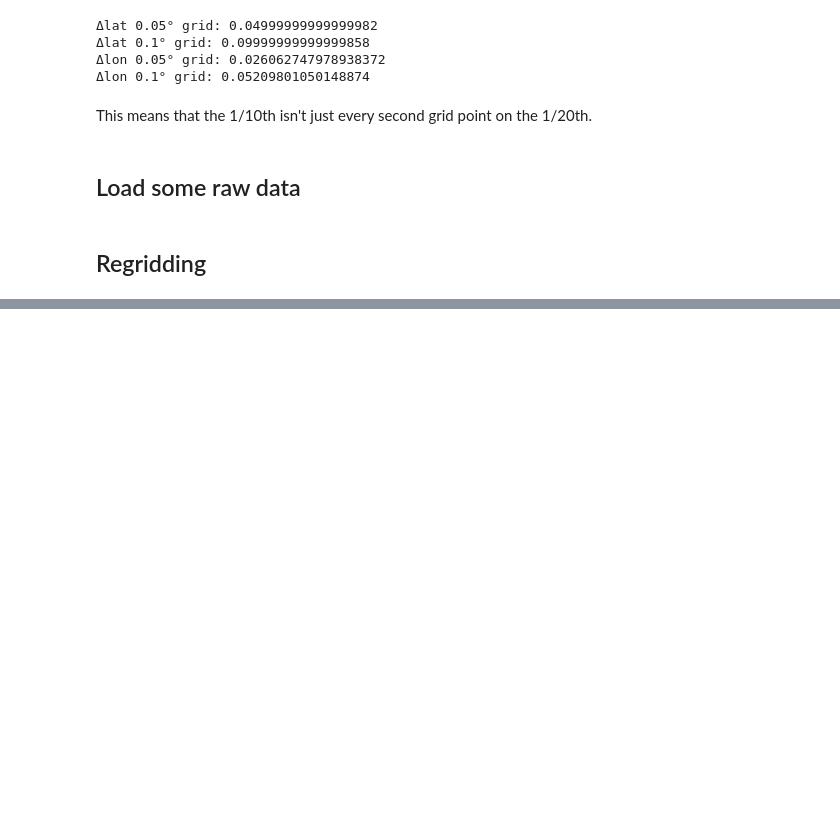
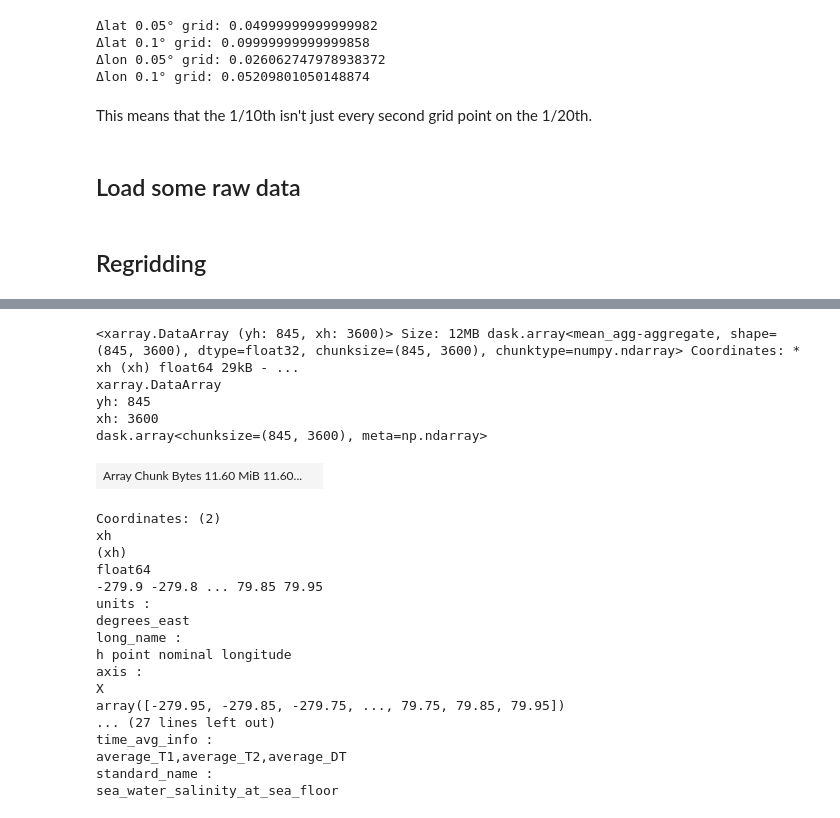
Before and after one commit to adele-morrison/panan-meltwater, a Jupyter notebook: notebooks/control_comparison/Control_Comparison_PanAns.ipynb, the cells around one changed output, grey strips where cells are left out. Cells and saved outputs as stored; diff of their text form; code cells hidden in the pictures; blank space fills up the shorter version.

```diff
--- a/notebooks/control_comparison/Control_Comparison_PanAns.ipynb
+++ b/notebooks/control_comparison/Control_Comparison_PanAns.ipynb
@@ -122,0 +190,26 @@ var005_regrid = regridder_005_to_01deg(salt_005_clean["sob"])
+# %%
+sob_anom_map
+# %% [output]
+<xarray.DataArray (yh: 845, xh: 3600)> Size: 12MB dask.array<mean_agg-aggregate, shape=(845, 3600), dtype=float32, chunksize=(845, 3600), chunktype=numpy.ndarray> Coordinates: * xh (xh) float64 29kB - ...
+xarray.DataArray
+yh: 845
+xh: 3600
+dask.array<chunksize=(845, 3600), meta=np.ndarray>
+| Array Chunk Bytes 11.60 MiB 11.60... |  |
+Coordinates: (2)
+xh
+(xh)
+float64
+-279.9 -279.8 ... 79.85 79.95
+units :
+degrees_east
+long_name :
+h point nominal longitude
+axis :
+X
+array([-279.95, -279.85, -279.75, ..., 79.75, 79.85, 79.95])
+... (27 lines left out)
+time_avg_info :
+average_T1,average_T2,average_DT
+standard_name :
+sea_water_salinity_at_sea_floor
```
Also changed, not shown: parts of 13 cells of this notebook, 3 other files.
